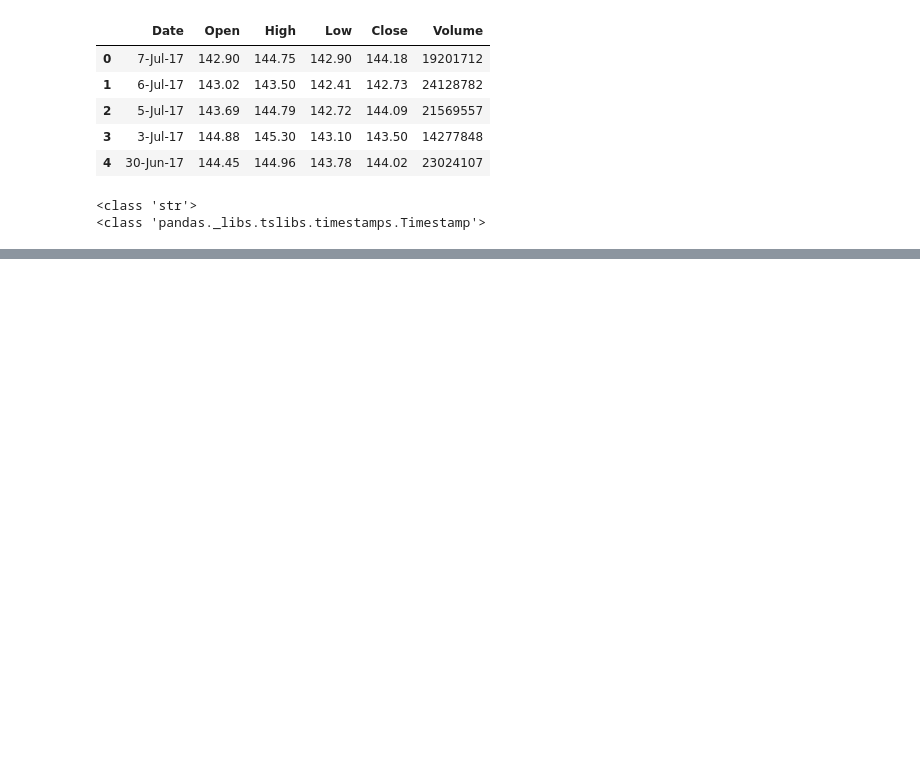
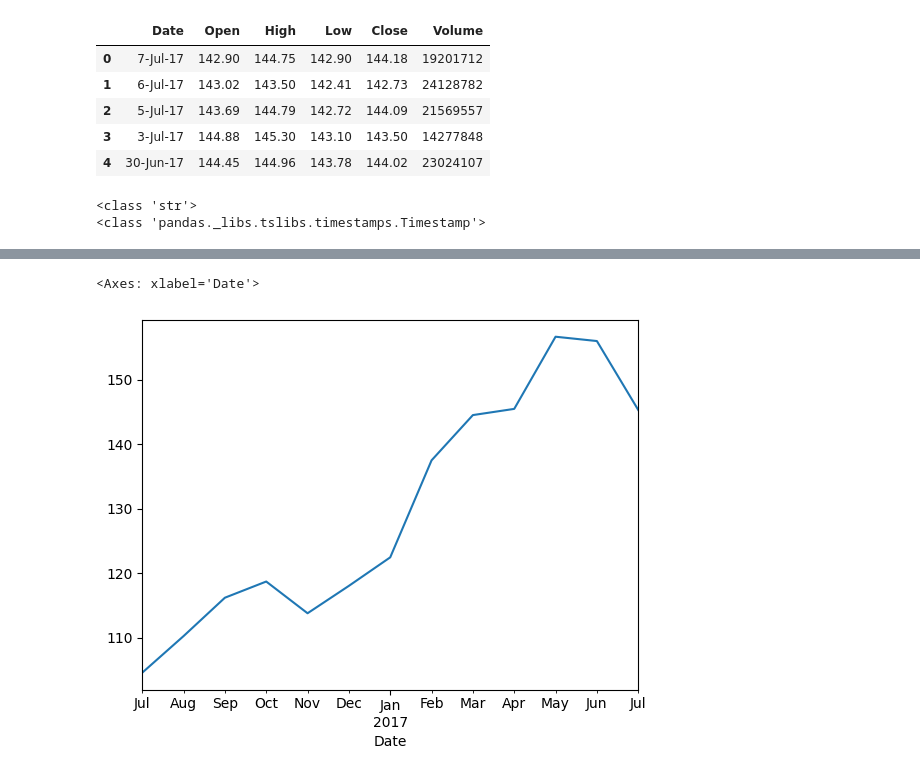
Before and after one commit to Alvi399/My-Data-Science, a Jupyter notebook: Pandas/Time Series Analysis/01. Datetimeindex and Resample.ipynb, the cells around one changed output, grey strips where cells are left out. Drawn from its saved outputs; the diff is of its cells as text; code cells hidden in the pictures; blank space fills up the shorter version.

```diff
--- a/Pandas/Time Series Analysis/01. Datetimeindex and Resample.ipynb
+++ b/Pandas/Time Series Analysis/01. Datetimeindex and Resample.ipynb
@@ -22,0 +76,6 @@ print(type(df["Date"][0])) # ini sudah berupa datetime
+# %%
+%matplotlib inline
+df["High"].resample("M").max().plot() # mengubah data menjadi data bulanan
+# %% [output]
+<Axes: xlabel='Date'>
+[figure, added]
```
Also changed, not shown: parts of 6 cells of this notebook.
